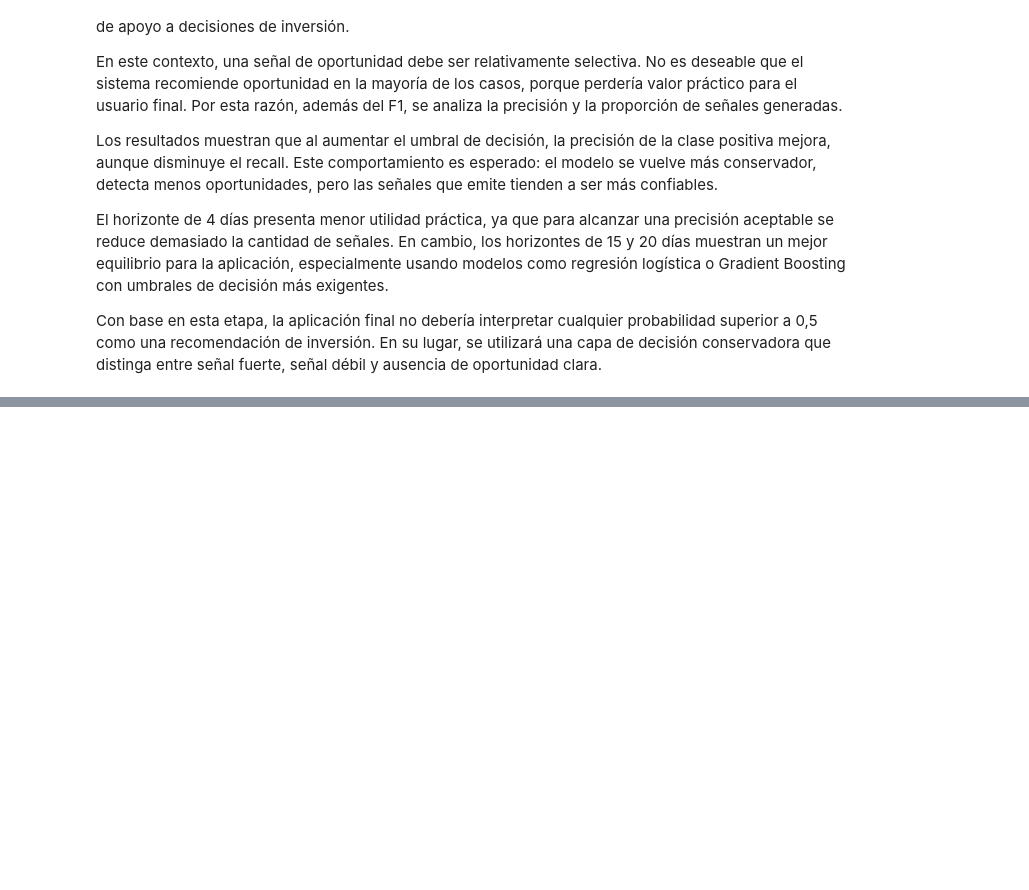
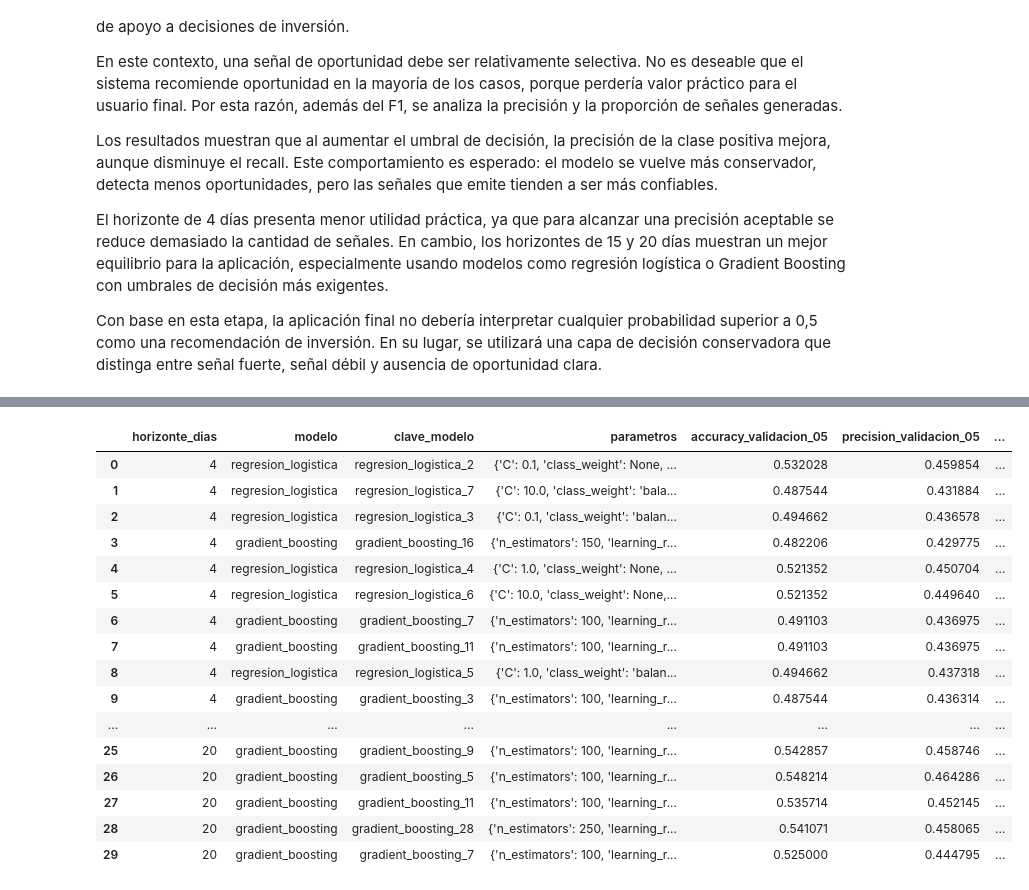
Before and after one commit to OrozcoJacobo/Proyecto_Final_AP, a Jupyter notebook: code/notebooks/01_exploracion_modelo_voo.ipynb, the cells around one changed output, grey strips where cells are left out. Saved outputs shown, nothing was run; the diff lists cells and outputs as text; code cells hidden in the pictures; blank space fills up the shorter version.

```diff
--- a/code/notebooks/modelos.ipynb
+++ b/code/notebooks/01_exploracion_modelo_voo.ipynb
@@ -1779,0 +1863,20 @@ Con base en esta etapa, la aplicación final no debería interpretar cualquier p
+# %%
+espacios_hiperparametros = {
+    "regresion_logistica": {
+        "C": [0.01, 0.1, 1.0, 10.0],
+        "class_weight": [None, "balanced"],
+        "solver": ["lbfgs"],
+    },
+    "random_forest": {
+        "n_estimators": [200, 400],
+        "max_depth": [4, 6, 8],
+        "min_samples_leaf": [10, 20, 40],
+        "max_features": ["sqrt", "log2"],
+    },
+    "gradient_boosting": {
+        "n_estimators": [100, 150, 250],
+        "learning_rate": [0.03, 0.05, 0.08],
+        "max_depth": [2, 3],
+        "min_samples_leaf": [10, 20],
+    },
+}
@@ -1779,0 +1980,36 @@ Con base en esta etapa, la aplicación final no debería interpretar cualquier p
+# %%
+mejores_modelos_validacion = (
+    resultados_hiperparametros
+    .sort_values(
+        by=[
+            "horizonte_dias",
+            "precision_mejor_umbral",
+            "f1_mejor_umbral",
+            "roc_auc_validacion",
+        ],
+        ascending=[True, False, False, False],
+    )
+    .groupby("horizonte_dias")
+    .head(10)
+    .reset_index(drop=True)
+)
+
+display(mejores_modelos_validacion)
+# %% [output]
+|  | horizonte_dias | modelo | clave_modelo | parametros | accuracy_validacion_05 | precision_validacion_05 | ... |
+| 0 | 4 | regresion_logistica | regresion_logistica_2 | {'C': 0.1, 'class_weight': None, ... | 0.532028 | 0.459854 | ... |
+| 1 | 4 | regresion_logistica | regresion_logistica_7 | {'C': 10.0, 'class_weight': 'bala... | 0.487544 | 0.431884 | ... |
+| 2 | 4 | regresion_logistica | regresion_logistica_3 | {'C': 0.1, 'class_weight': 'balan... | 0.494662 | 0.436578 | ... |
+| 3 | 4 | gradient_boosting | gradient_boosting_16 | {'n_estimators': 150, 'learning_r... | 0.482206 | 0.429775 | ... |
+| 4 | 4 | regresion_logistica | regresion_logistica_4 | {'C': 1.0, 'class_weight': None, ... | 0.521352 | 0.450704 | ... |
+| 5 | 4 | regresion_logistica | regresion_logistica_6 | {'C': 10.0, 'class_weight': None,... | 0.521352 | 0.449640 | ... |
+| 6 | 4 | gradient_boosting | gradient_boosting_7 | {'n_estimators': 100, 'learning_r... | 0.491103 | 0.436975 | ... |
+| 7 | 4 | gradient_boosting | gradient_boosting_11 | {'n_estimators': 100, 'learning_r... | 0.491103 | 0.436975 | ... |
+| 8 | 4 | regresion_logistica | regresion_logistica_5 | {'C': 1.0, 'class_weight': 'balan... | 0.494662 | 0.437318 | ... |
+| 9 | 4 | gradient_boosting | gradient_boosting_3 | {'n_estimators': 100, 'learning_r... | 0.487544 | 0.436314 | ... |
+| ... | ... | ... | ... | ... | ... | ... | ... |
+| 25 | 20 | gradient_boosting | gradient_boosting_9 | {'n_estimators': 100, 'learning_r... | 0.542857 | 0.458746 | ... |
+| 26 | 20 | gradient_boosting | gradient_boosting_5 | {'n_estimators': 100, 'learning_r... | 0.548214 | 0.464286 | ... |
+| 27 | 20 | gradient_boosting | gradient_boosting_11 | {'n_estimators': 100, 'learning_r... | 0.535714 | 0.452145 | ... |
+| 28 | 20 | gradient_boosting | gradient_boosting_28 | {'n_estimators': 250, 'learning_r... | 0.541071 | 0.458065 | ... |
+| 29 | 20 | gradient_boosting | gradient_boosting_7 | {'n_estimators': 100, 'learning_r... | 0.525000 | 0.444795 | ... |
```
Also changed, not shown: parts of 26 cells of this notebook, 3 other files.
